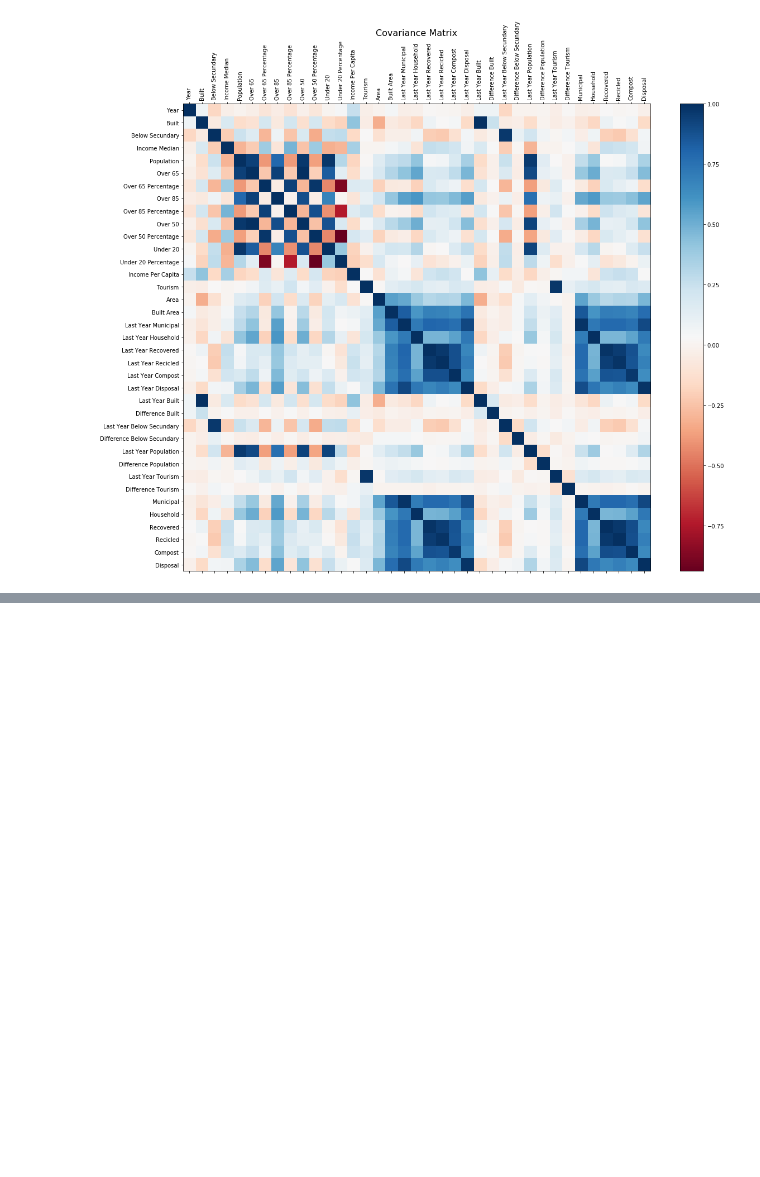
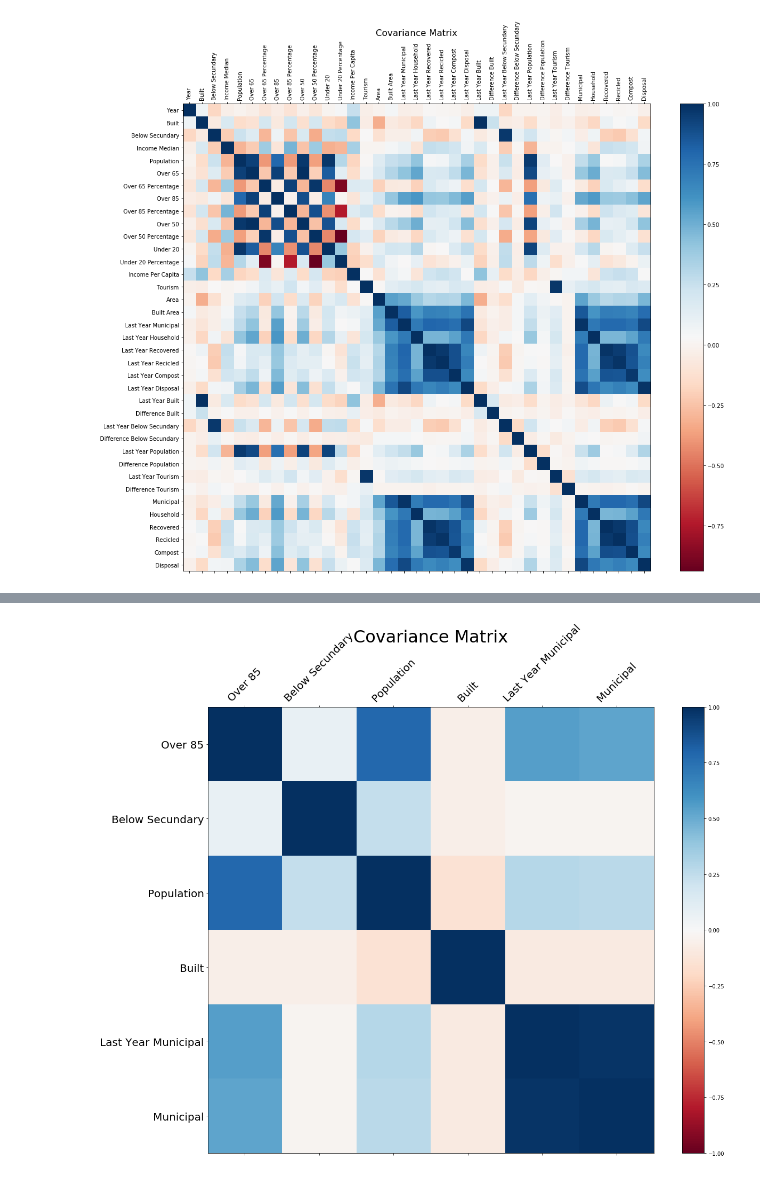
Before and after one commit to OscarGB/TFGInf, a Jupyter notebook: Covariance Matrix.ipynb, the cells around one changed output, grey strips where cells are left out. Drawn from its saved outputs; the diff is of its cells as text; code cells hidden in the pictures; blank space fills up the shorter version.

```diff
--- a/Covariance Matrix.ipynb
+++ b/Covariance Matrix.ipynb
@@ -50,0 +51,15 @@ plt.title('Covariance Matrix', fontsize=16);
+# %%
+df = pd.read_parquet("time_dataset.parquet")
+# %%
+df2 = df[['Over 85', 'Population', 'Built', 'Last Year Municipal', 'Municipal']]
+# %%
+cor = df2.corr()
+f = plt.figure(figsize=(19, 15))
+plt.matshow(cor, fignum=f.number, cmap='RdBu', vmin=-1, vmax=1)
+plt.xticks(range(cor.shape[1]), cor.columns, fontsize=20, rotation=45)
+plt.yticks(range(cor.shape[1]), cor.columns, fontsize=20)
+cb = plt.colorbar()
+cb.ax.tick_params(labelsize=10)
+plt.title('Covariance Matrix', fontsize=32, pad=80);
+# %% [output]
+[figure, added]
```
Also changed, not shown: parts of 1 cell of this notebook, 1 other file.
